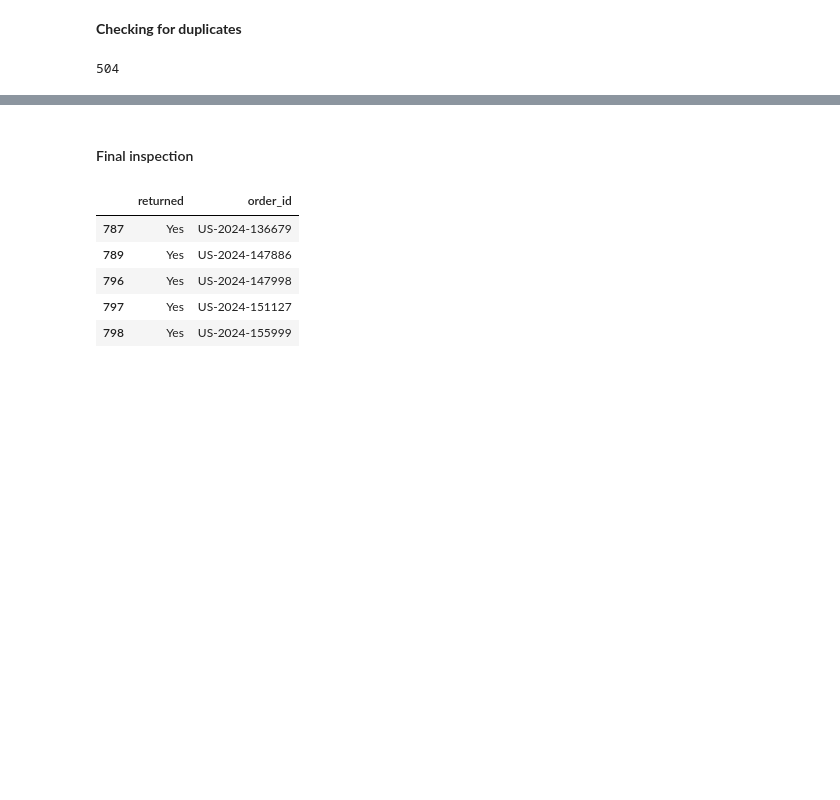
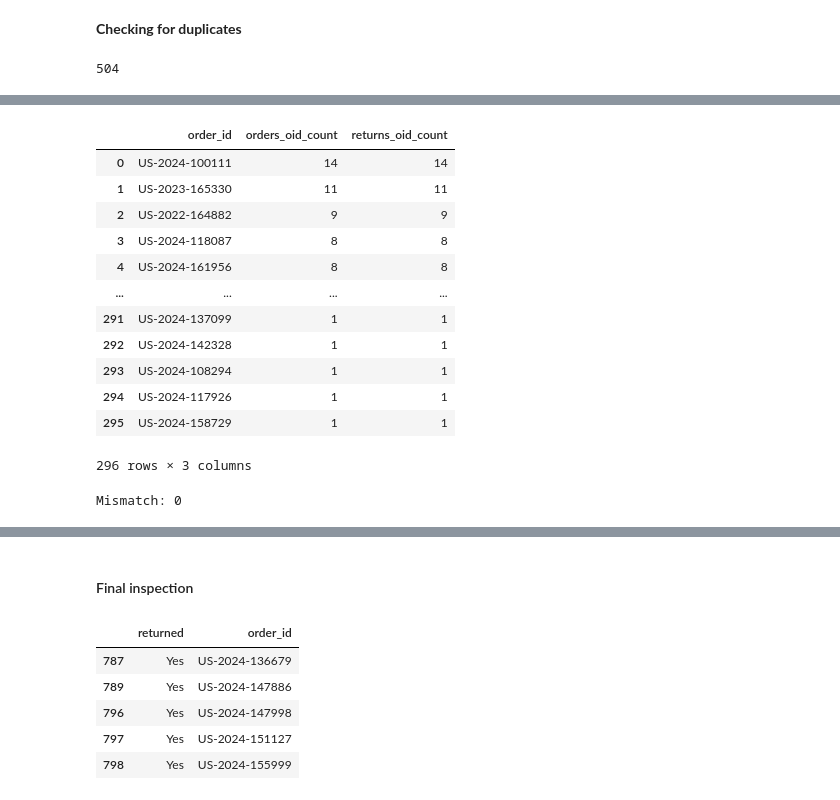
Before and after one commit to nacht29/Superstore-Analysis, a Jupyter notebook: Super-Store-Analysis.ipynb, the cells around one changed output, grey strips where cells are left out. Cells and saved outputs as stored; diff of their text form; code cells hidden in the pictures; blank space fills up the shorter version.

```diff
--- a/Super-Store-Analysis.ipynb
+++ b/Super-Store-Analysis.ipynb
@@ -137,0 +146,9 @@ orders_df.columns = [snake_case(col) for col in orders_df.columns]
+# %%
+orders_df = orders_df.drop_duplicates(keep='last')
+merged_df = orders_df.groupby(['order_id', 'product_id'], as_index=False).agg({
+	'sales': 'sum',
+	'quantity': 'sum',
+	'profit': 'sum'
+})
+
+orders_df[(9384 <= orders_df['row_id']) & ( orders_df['row_id'] <= 9386)]
@@ -258,2 +302,0 @@ print(returns_df.duplicated().sum())
-# %%
-returns_df.drop_duplicates(inplace=True) # no need to use keep= as we are not dealing with datetime data
@@ -267,0 +326,32 @@ dtype: int64
+# %%
+# get the number of times each order_id appeared in orders
+orders_oid_count = orders_df['order_id'].value_counts().reset_index()
+orders_oid_count.columns = ['order_id', 'orders_oid_count']
+
+# get the number of times each order_id appeared in returns
+returns_oid_count = returns_df['order_id'].value_counts().reset_index()
+returns_oid_count.columns = ['order_id', 'returns_oid_count']
+
+# merge the two df and compare the number of times each order_id appeared in both df
+# counting only the order_id that appeared in both df
+same_id_entries = orders_oid_count.merge(returns_oid_count, on='order_id', how='inner')
+
+display(same_id_entries)
+
+mismatch = len(same_id_entries[same_id_entries['orders_oid_count'] != same_id_entries['returns_oid_count']])
+print(f'Mismatch: {mismatch}')
+# %% [output]
+|  | order_id | orders_oid_count | returns_oid_count |
+| 0 | US-2024-100111 | 14 | 14 |
+| 1 | US-2023-165330 | 11 | 11 |
+| 2 | US-2022-164882 | 9 | 9 |
+| 3 | US-2024-118087 | 8 | 8 |
+| 4 | US-2024-161956 | 8 | 8 |
+| ... | ... | ... | ... |
+| 291 | US-2024-137099 | 1 | 1 |
+| 292 | US-2024-142328 | 1 | 1 |
+| 293 | US-2024-108294 | 1 | 1 |
+| 294 | US-2024-117926 | 1 | 1 |
+| 295 | US-2024-158729 | 1 | 1 |
+296 rows × 3 columns
+Mismatch: 0
```
Also changed, not shown: parts of 62 cells of this notebook, 1 other file.
